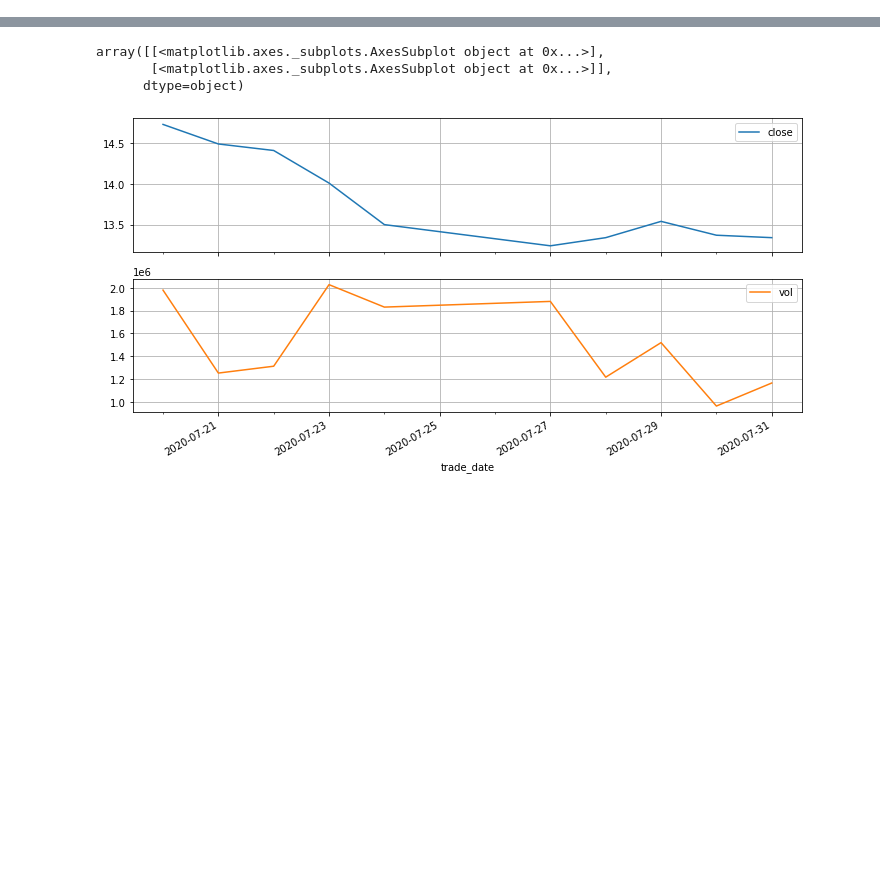
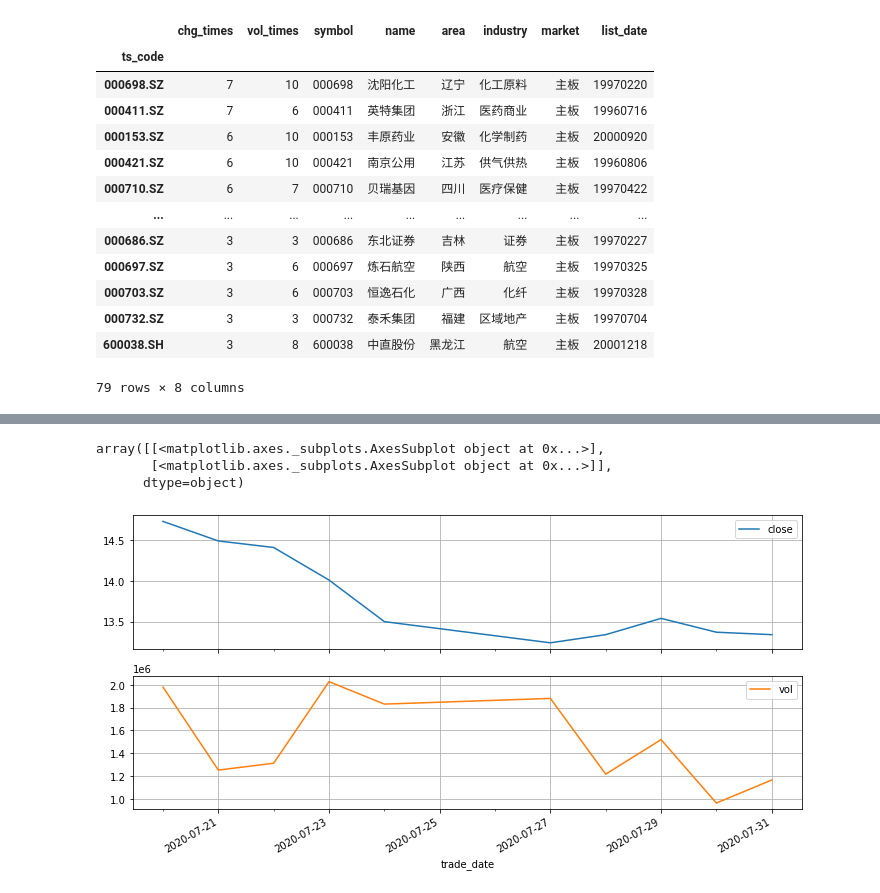
Before and after one commit to wd64759/quants, a Jupyter notebook: quants/abnormal_stocks.ipynb, the cells around one changed output, grey strips where cells are left out. Saved outputs shown, nothing was run; the diff lists cells and outputs as text; code cells hidden in the pictures; blank space fills up the shorter version.

```diff
--- a/quants/abnormal_stocks.ipynb
+++ b/quants/abnormal_stocks.ipynb
@@ -49,0 +90,18 @@ df_days[df_days.ts_code == '000552.SZ']
+# %%
+# pd.merge(df_spec, stock_list, how='inner')
+df_spec.join(stock_list)[['name', '']]
+# %% [output]
+|  | chg_times | vol_times | symbol | name | area | industry | market | list_date |
+| ts_code |  |  |  |  |  |  |  |  |
+| 000698.SZ | 7 | 10 | 000698 | 沈阳化工 | 辽宁 | 化工原料 | 主板 | 19970220 |
+| 000411.SZ | 7 | 6 | 000411 | 英特集团 | 浙江 | 医药商业 | 主板 | 19960716 |
+| 000153.SZ | 6 | 10 | 000153 | 丰原药业 | 安徽 | 化学制药 | 主板 | 20000920 |
+| 000421.SZ | 6 | 10 | 000421 | 南京公用 | 江苏 | 供气供热 | 主板 | 19960806 |
+| 000710.SZ | 6 | 7 | 000710 | 贝瑞基因 | 四川 | 医疗保健 | 主板 | 19970422 |
+| ... | ... | ... | ... | ... | ... | ... | ... | ... |
+| 000686.SZ | 3 | 3 | 000686 | 东北证券 | 吉林 | 证券 | 主板 | 19970227 |
+| 000697.SZ | 3 | 6 | 000697 | 炼石航空 | 陕西 | 航空 | 主板 | 19970325 |
+| 000703.SZ | 3 | 6 | 000703 | 恒逸石化 | 广西 | 化纤 | 主板 | 19970328 |
+| 000732.SZ | 3 | 3 | 000732 | 泰禾集团 | 福建 | 区域地产 | 主板 | 19970704 |
+| 600038.SH | 3 | 8 | 600038 | 中直股份 | 黑龙江 | 航空 | 主板 | 20001218 |
+79 rows × 8 columns
```
Also changed, not shown: parts of 12 cells of this notebook.
